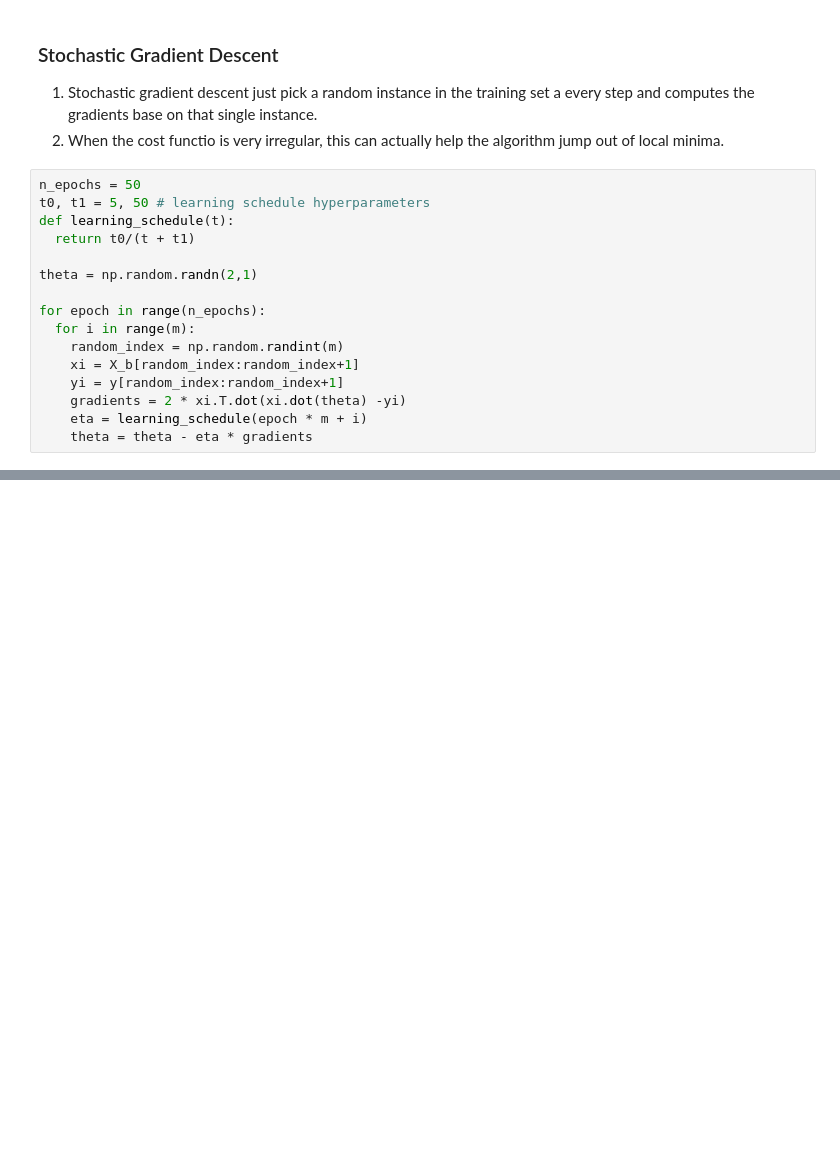
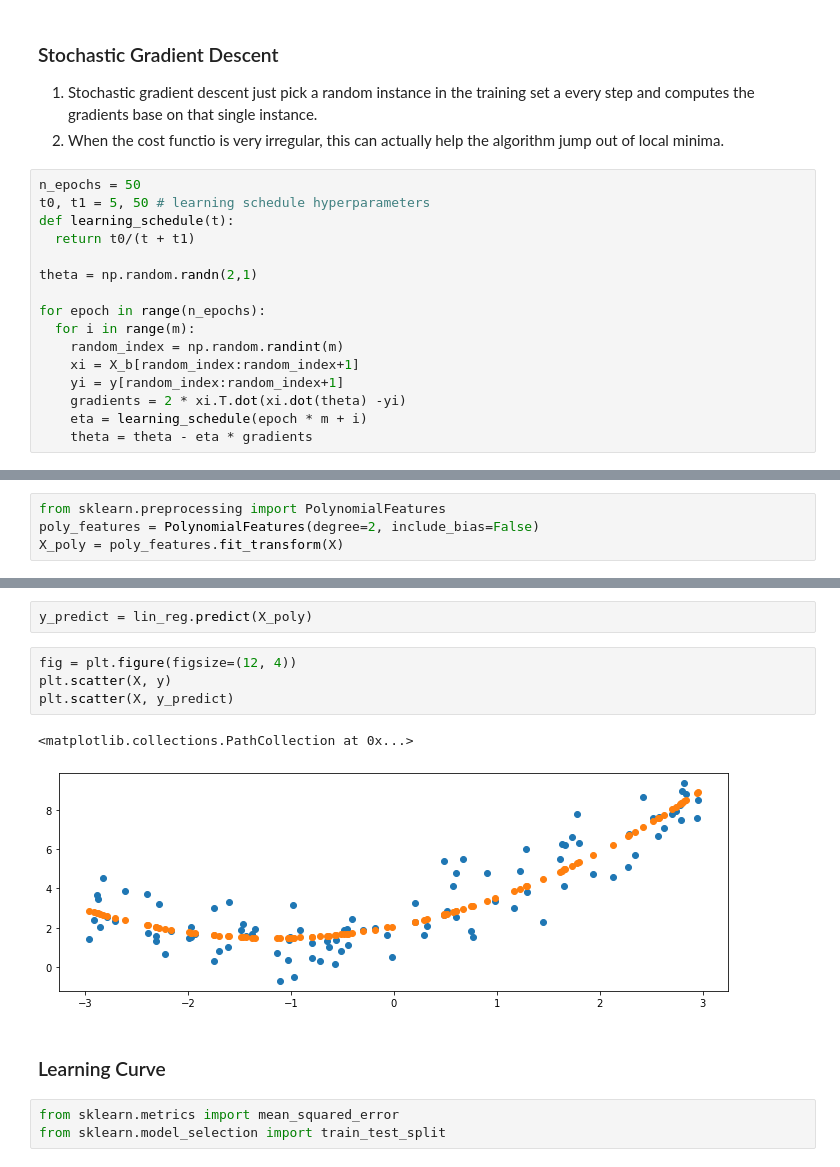
Before and after one commit to macorony/House_Price, a Jupyter notebook: Supervised_Machine_Learning_Algorithms.ipynb, the cells around one changed output, grey strips where cells are left out. Saved outputs shown, nothing was run; the diff lists cells and outputs as text; blank space fills up the shorter version.

```diff
--- a/Supervised_Machine_Learning_Algorithms.ipynb
+++ b/Supervised_Machine_Learning_Algorithms.ipynb
@@ -265,0 +291,4 @@ array([[3.90662039],
+# %%
+from sklearn.preprocessing import PolynomialFeatures
+poly_features = PolynomialFeatures(degree=2, include_bias=False)
+X_poly = poly_features.fit_transform(X)
@@ -265,0 +301,14 @@ array([[3.90662039],
+# %%
+y_predict = lin_reg.predict(X_poly)
+# %%
+fig = plt.figure(figsize=(12, 4))
+plt.scatter(X, y)
+plt.scatter(X, y_predict)
+# %% [output]
+<matplotlib.collections.PathCollection at 0x...>
+[figure, added]
+# %% [markdown]
+### Learning Curve
+# %%
+from sklearn.metrics import mean_squared_error
+from sklearn.model_selection import train_test_split
```
Also changed, not shown: parts of 14 cells of this notebook.
